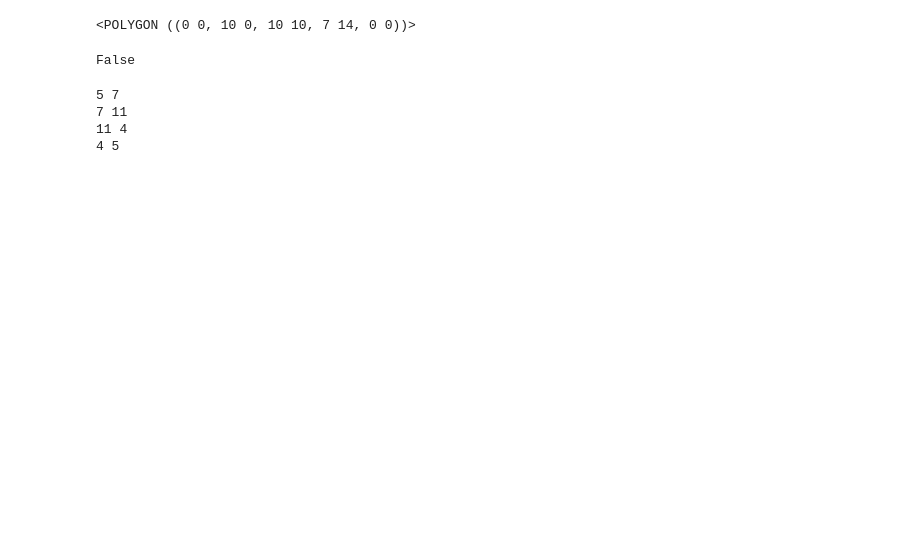
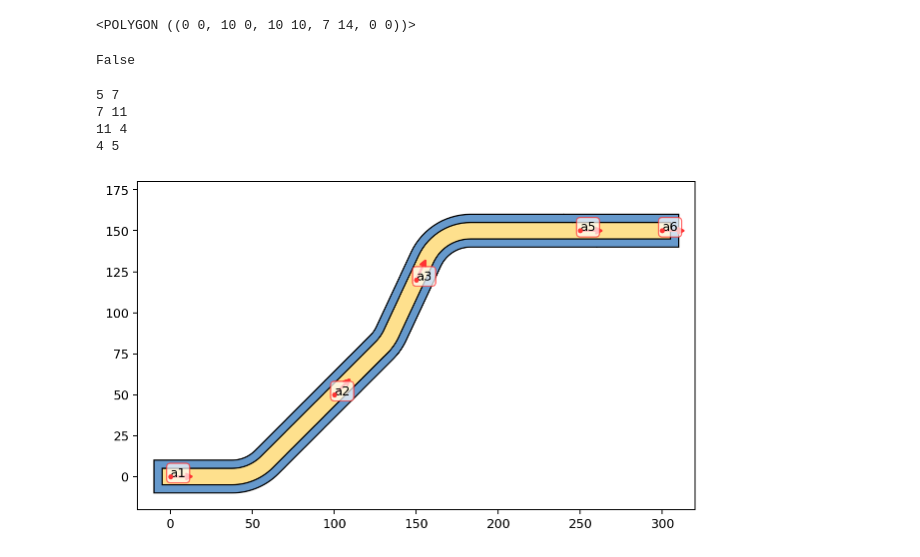
Before and after one commit to eeroqlab/zeroheliumkit, a Jupyter notebook: dev/anchors_test.ipynb, the cells around one changed output. Cells and saved outputs as stored; diff of their text form; code cells hidden in the pictures; blank space fills up the shorter version.

Commit message:
updated supercore

```diff
--- a/dev/anchors_test.ipynb
+++ b/dev/anchors_test.ipynb
@@ -211,3 +212,24 @@ for previous, current in zip(a, a[1:]):
 7 11
 11 4
 4 5
+# %%
+route_config = {"radius": 30, "num_segments": 16}
+
+ss = SuperStructure(route_config)
+ss.add_anchor([Anchor((0,0), 0, "a1"),
+               Anchor((100,50), 45, "a2"),
+               Anchor((150,120), 65, "a3"),
+               Anchor((250,150), 0, "a5"),
+               Anchor((300,150), 0, "a6")])
+
+ss.route(("a1", "a2", "a3"), layers={"top": 10, "gnd": 20})
+ss.route(("a3", "a5", "a6"), layers={"top": 10, "gnd": 20})
+
+fig = plt.figure(1, figsize=SIZE, dpi=90)
+ax = fig.add_subplot(111)
+set_limits(ax=ax, coor=[150,80], dxdy=[340,200])
+ss.plot(ax=ax, layer=["gnd", "top", "anchorsmod"], color=colorlist, draw_direction=True)
+plt.gca().set_aspect('equal')
+plt.show()
+# %% [output]
+[figure, added]
```
Also changed, not shown: parts of 2 cells of this notebook, 1 other file.
